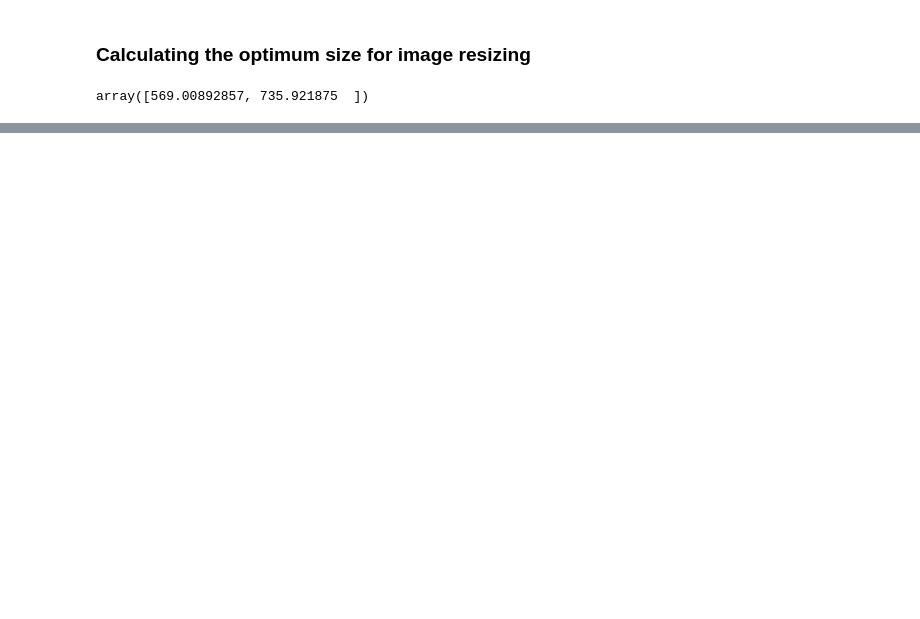
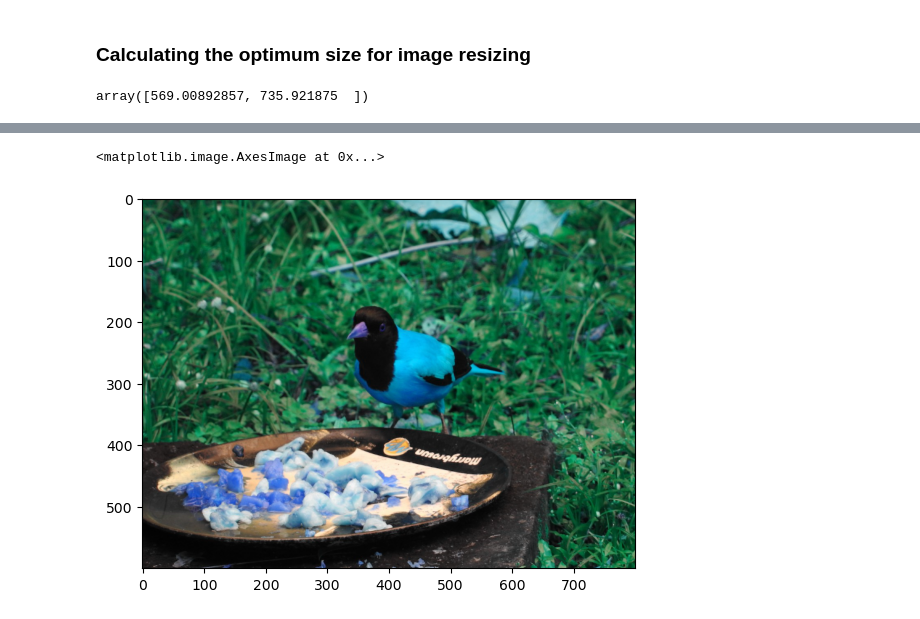
Before and after one commit to tsj1992/EBR, a Jupyter notebook: 01_Image Preprocessing.ipynb, the cells around one changed output, grey strips where cells are left out. Drawn from its saved outputs; the diff is of its cells as text; code cells hidden in the pictures; blank space fills up the shorter version.

```diff
--- a/01_Image Preprocessing.ipynb
+++ b/01_Image Preprocessing.ipynb
@@ -64,0 +111,5 @@ len([data for data in dataset if data[1] == ])
+# %%
+plt.imshow(dataset[0][0])
+# %% [output]
+<matplotlib.image.AxesImage at 0x...>
+[figure, added]
```
Also changed, not shown: parts of 16 cells of this notebook.
